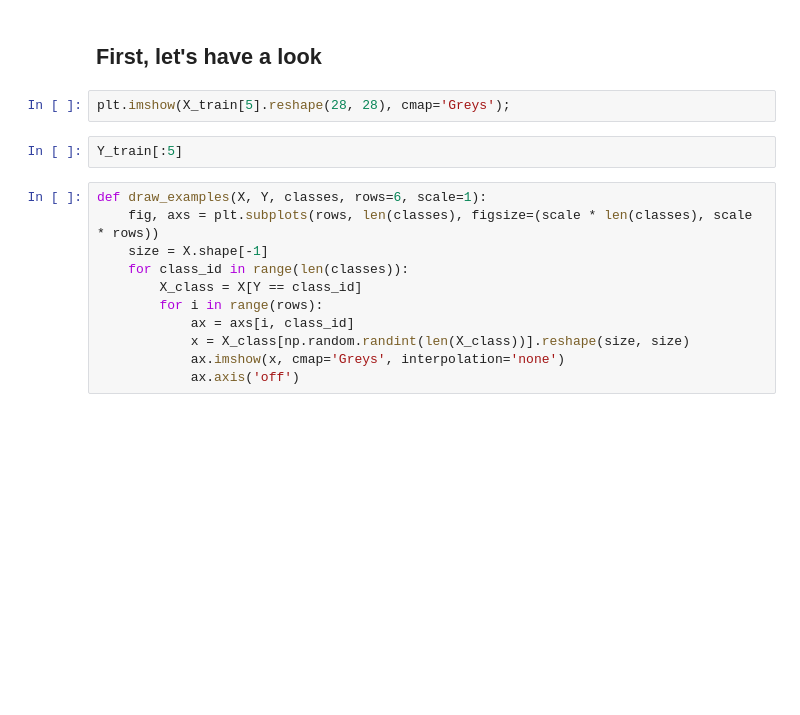
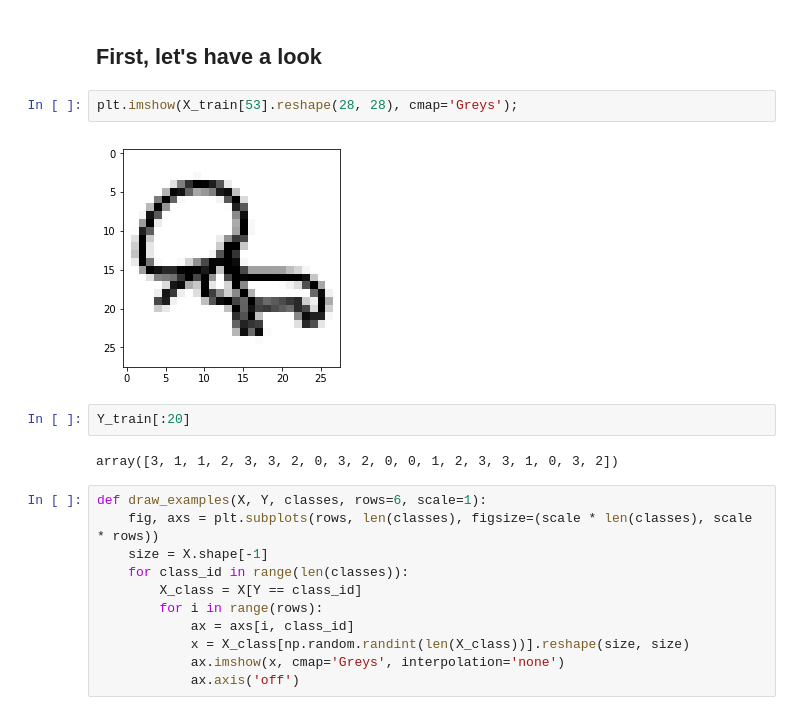
Before and after one commit to stared/thinking-in-tensors-writing-in-pytorch, a Jupyter notebook: 5 Image classification.ipynb, the cells around one changed output. Drawn from its saved outputs; the diff is of its cells as text; blank space fills up the shorter version.

```diff
--- a/5 Image classification.ipynb
+++ b/5 Image classification.ipynb
@@ -71,9 +119,13 @@ X_train, X_test, Y_train, Y_test = train_test_split(X, Y, test_size=0.25, random
 # %% [markdown]
 ## First, let's have a look
 # %%
-plt.imshow(X_train[5].reshape(28, 28), cmap='Greys');
+plt.imshow(X_train[53].reshape(28, 28), cmap='Greys');
+# %% [output]
+[figure, added]
 # %%
-Y_train[:5]
+Y_train[:20]
+# %% [output]
+array([3, 1, 1, 2, 3, 3, 2, 0, 3, 2, 0, 0, 1, 2, 3, 3, 1, 0, 3, 2])
 # %%
 def draw_examples(X, Y, classes, rows=6, scale=1):
     fig, axs = plt.subplots(rows, len(classes), figsize=(scale * len(classes), scale * rows))
```
Also changed, not shown: parts of 32 cells of this notebook, 6 other files.
